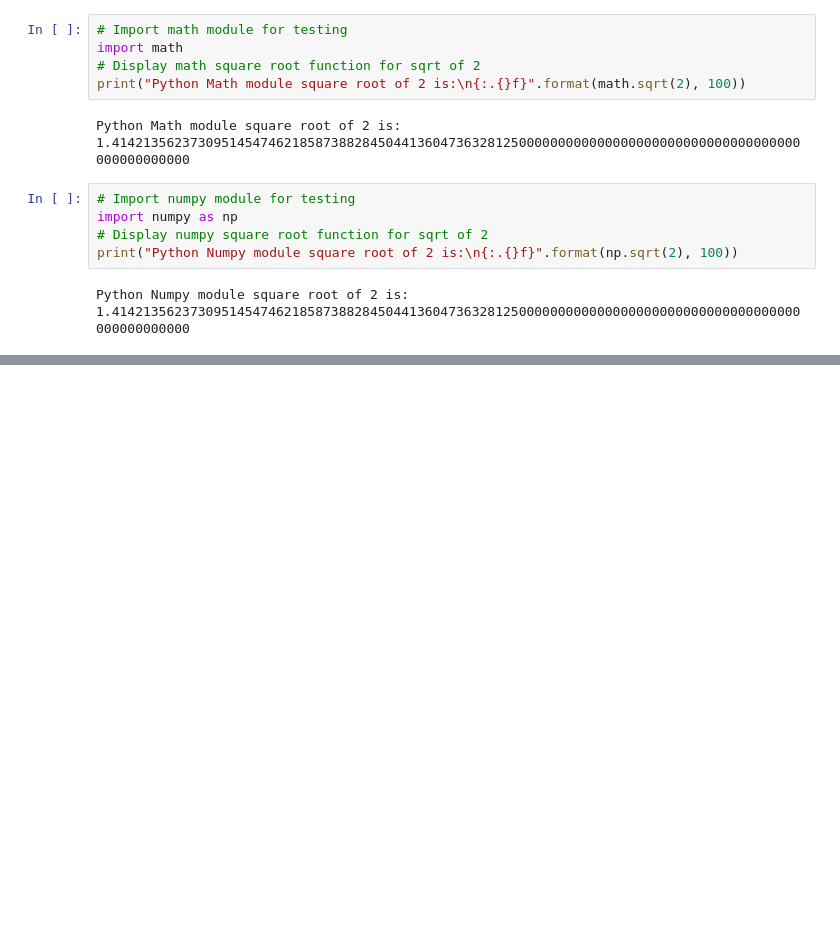
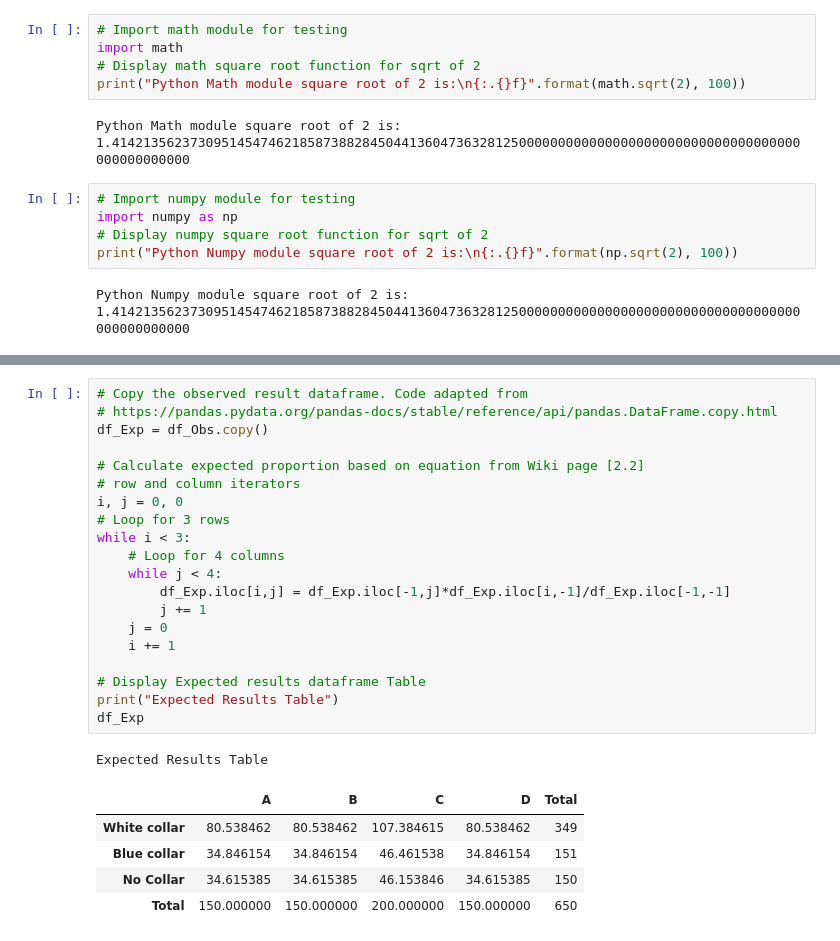
Before and after one commit to markcot/MachLearnTasks, a Jupyter notebook: Tasks.ipynb, the cells around one changed output, grey strips where cells are left out. Drawn from its saved outputs; the diff is of its cells as text; blank space fills up the shorter version.

```diff
--- a/Tasks.ipynb
+++ b/Tasks.ipynb
@@ -396,0 +474,27 @@ The Digit by Digit method can be used to calculate $\sqrt{2}$ to a much higher d
+# %%
+# Copy the observed result dataframe. Code adapted from
+# https://pandas.pydata.org/pandas-docs/stable/reference/api/pandas.DataFrame.copy.html
+df_Exp = df_Obs.copy()
+
+# Calculate expected proportion based on equation from Wiki page [2.2]
+# row and column iterators
+i, j = 0, 0
+# Loop for 3 rows
+while i < 3:
+    # Loop for 4 columns
+    while j < 4:
+        df_Exp.iloc[i,j] = df_Exp.iloc[-1,j]*df_Exp.iloc[i,-1]/df_Exp.iloc[-1,-1]
+        j += 1
+    j = 0
+    i += 1
+
+# Display Expected results dataframe Table
+print("Expected Results Table")
+df_Exp
+# %% [output]
+Expected Results Table
+|  | A | B | C | D | Total |
+| White collar | 80.538462 | 80.538462 | 107.384615 | 80.538462 | 349 |
+| Blue collar | 34.846154 | 34.846154 | 46.461538 | 34.846154 | 151 |
+| No Collar | 34.615385 | 34.615385 | 46.153846 | 34.615385 | 150 |
+| Total | 150.000000 | 150.000000 | 200.000000 | 150.000000 | 650 |
```
Also changed, not shown: parts of 13 cells of this notebook, 1 other file.
